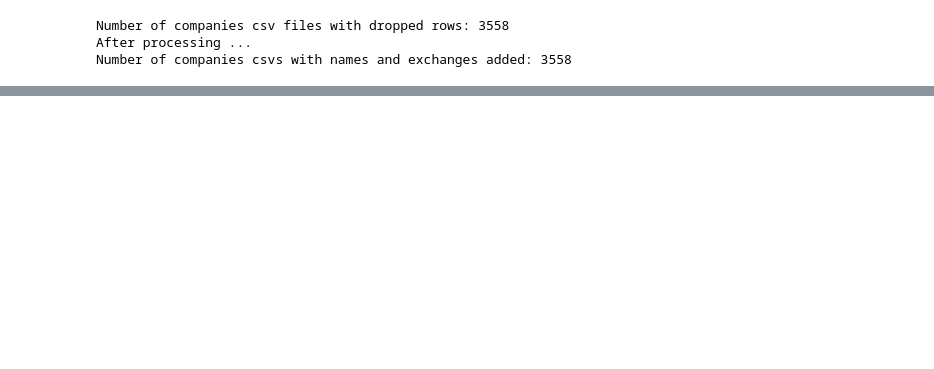
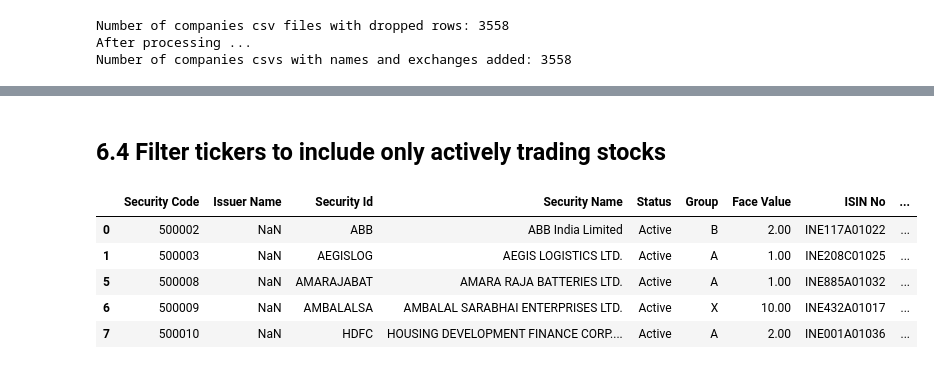
Before and after one commit to Varun487/DataAnalytics_PairTradingModels, a Jupyter notebook: Preprocess/Cleaning_Data.ipynb, the cells around one changed output, grey strips where cells are left out. Cells and saved outputs as stored; diff of their text form; code cells hidden in the pictures; blank space fills up the shorter version.

```diff
--- a/Preprocess/Cleaning_Data.ipynb
+++ b/Preprocess/Cleaning_Data.ipynb
@@ -163,0 +215,12 @@ Number of companies csvs with names and exchanges added: 3558
+# %% [markdown]
+## 6.4 Filter tickers to include only actively trading stocks
+# %%
+equity = equity[equity['Status'] == 'Active']
+equity.head()
+# %% [output]
+|  | Security Code | Issuer Name | Security Id | Security Name | Status | Group | Face Value | ISIN No | ... |
+| 0 | 500002 | NaN | ABB | ABB India Limited | Active | B | 2.00 | INE117A01022 | ... |
+| 1 | 500003 | NaN | AEGISLOG | AEGIS LOGISTICS LTD. | Active | A | 1.00 | INE208C01025 | ... |
+| 5 | 500008 | NaN | AMARAJABAT | AMARA RAJA BATTERIES LTD. | Active | A | 1.00 | INE885A01032 | ... |
+| 6 | 500009 | NaN | AMBALALSA | AMBALAL SARABHAI ENTERPRISES LTD. | Active | X | 10.00 | INE432A01017 | ... |
+| 7 | 500010 | NaN | HDFC | HOUSING DEVELOPMENT FINANCE CORP.... | Active | A | 2.00 | INE001A01036 | ... |
```
Also changed, not shown: parts of 26 cells of this notebook.
